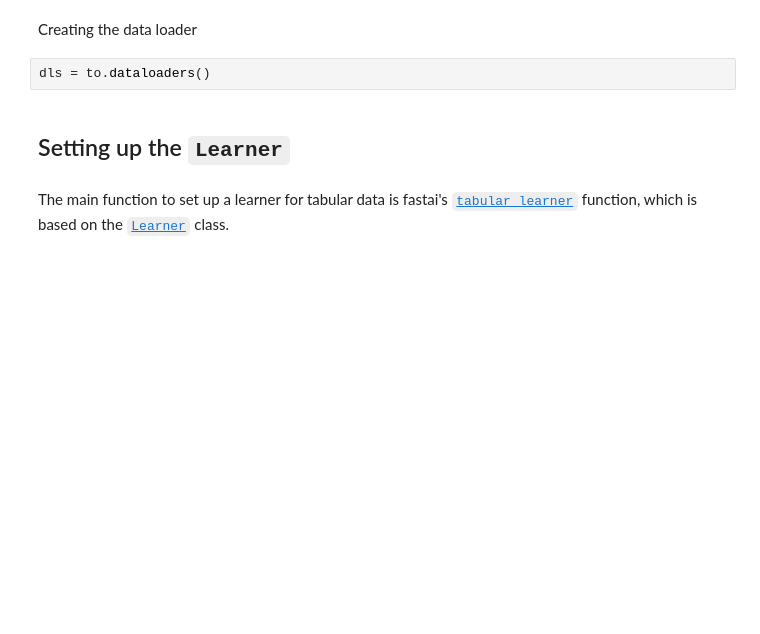
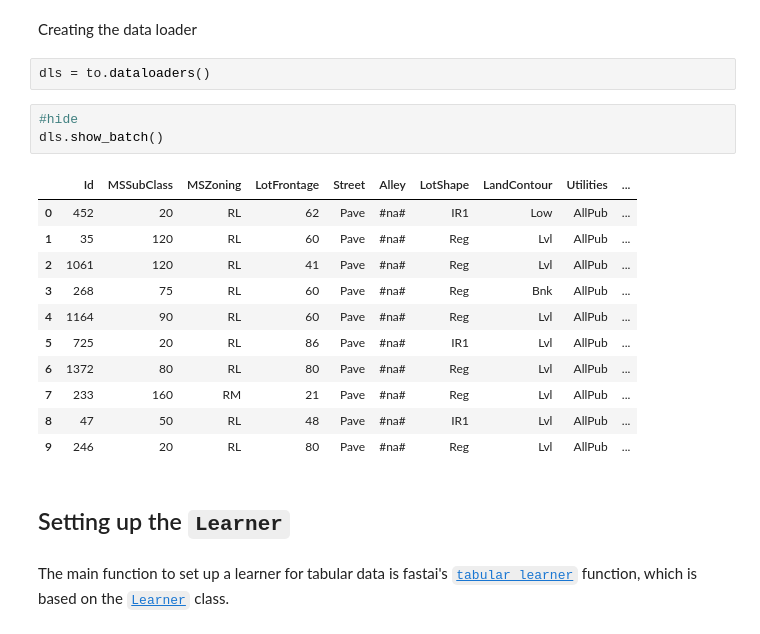
Before and after one commit to eschmidt42/kaggle_house_prices, a Jupyter notebook: notebooks/02_modelling.ipynb, the cells around one changed output. Drawn from its saved outputs; the diff is of its cells as text; blank space fills up the shorter version.

```diff
--- a/notebooks/02_modelling.ipynb
+++ b/notebooks/02_modelling.ipynb
@@ -61,6 +70,21 @@ to = TabularPandas(df_s, procs=procs, cat_names=cat_names, cont_names=cont_names
 Creating the data loader
 # %%
 dls = to.dataloaders()
+# %%
+#hide
+dls.show_batch()
+# %% [output]
+|  | Id | MSSubClass | MSZoning | LotFrontage | Street | Alley | LotShape | LandContour | Utilities | ... |
+| 0 | 452 | 20 | RL | 62 | Pave | #na# | IR1 | Low | AllPub | ... |
+| 1 | 35 | 120 | RL | 60 | Pave | #na# | Reg | Lvl | AllPub | ... |
+| 2 | 1061 | 120 | RL | 41 | Pave | #na# | Reg | Lvl | AllPub | ... |
+| 3 | 268 | 75 | RL | 60 | Pave | #na# | Reg | Bnk | AllPub | ... |
+| 4 | 1164 | 90 | RL | 60 | Pave | #na# | Reg | Lvl | AllPub | ... |
+| 5 | 725 | 20 | RL | 86 | Pave | #na# | IR1 | Lvl | AllPub | ... |
+| 6 | 1372 | 80 | RL | 80 | Pave | #na# | Reg | Lvl | AllPub | ... |
+| 7 | 233 | 160 | RM | 21 | Pave | #na# | Reg | Lvl | AllPub | ... |
+| 8 | 47 | 50 | RL | 48 | Pave | #na# | IR1 | Lvl | AllPub | ... |
+| 9 | 246 | 20 | RL | 80 | Pave | #na# | Reg | Lvl | AllPub | ... |
 # %% [markdown]
 ## Setting up the `Learner`
 # %% [markdown]
```
Also changed, not shown: parts of 5 cells of this notebook, 2 other files.
